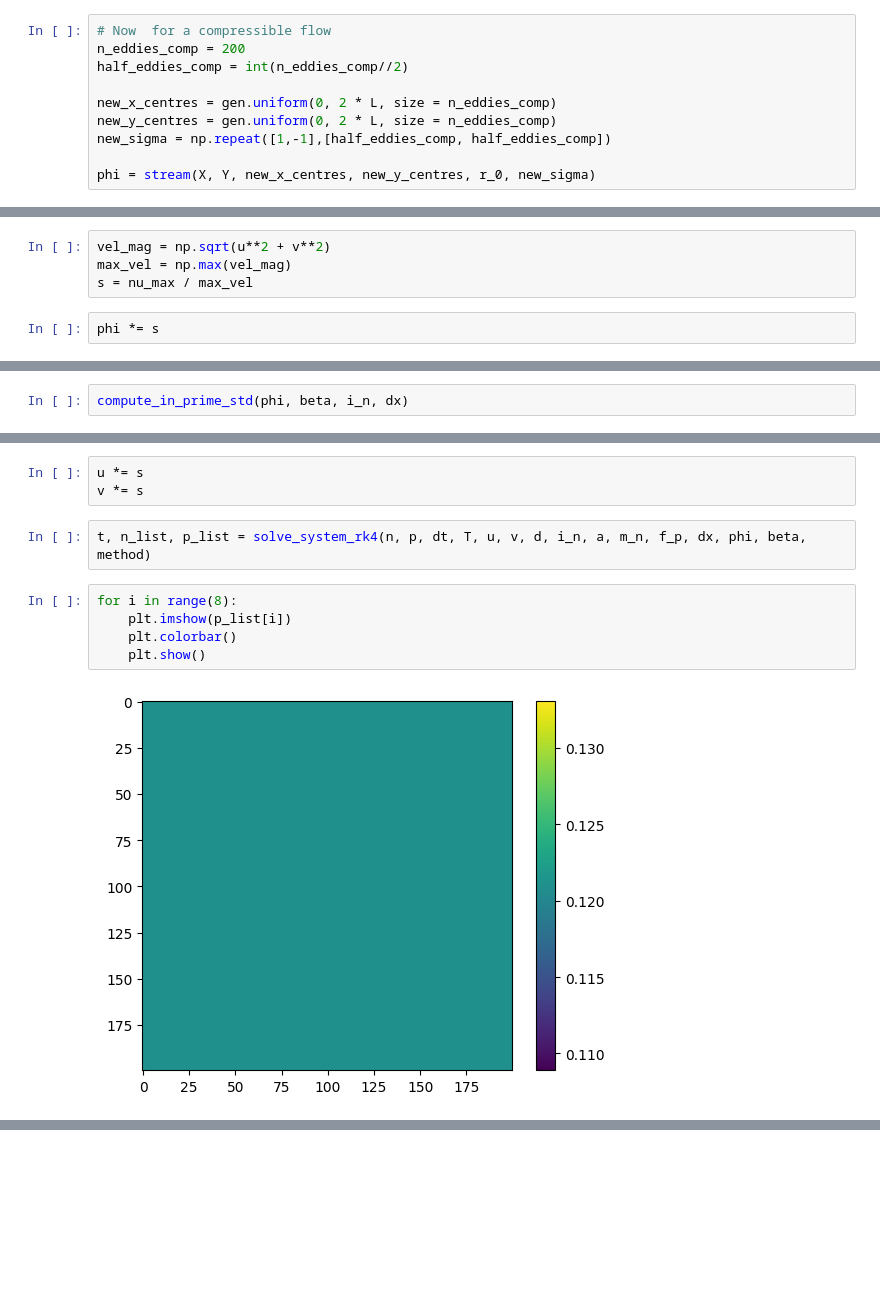
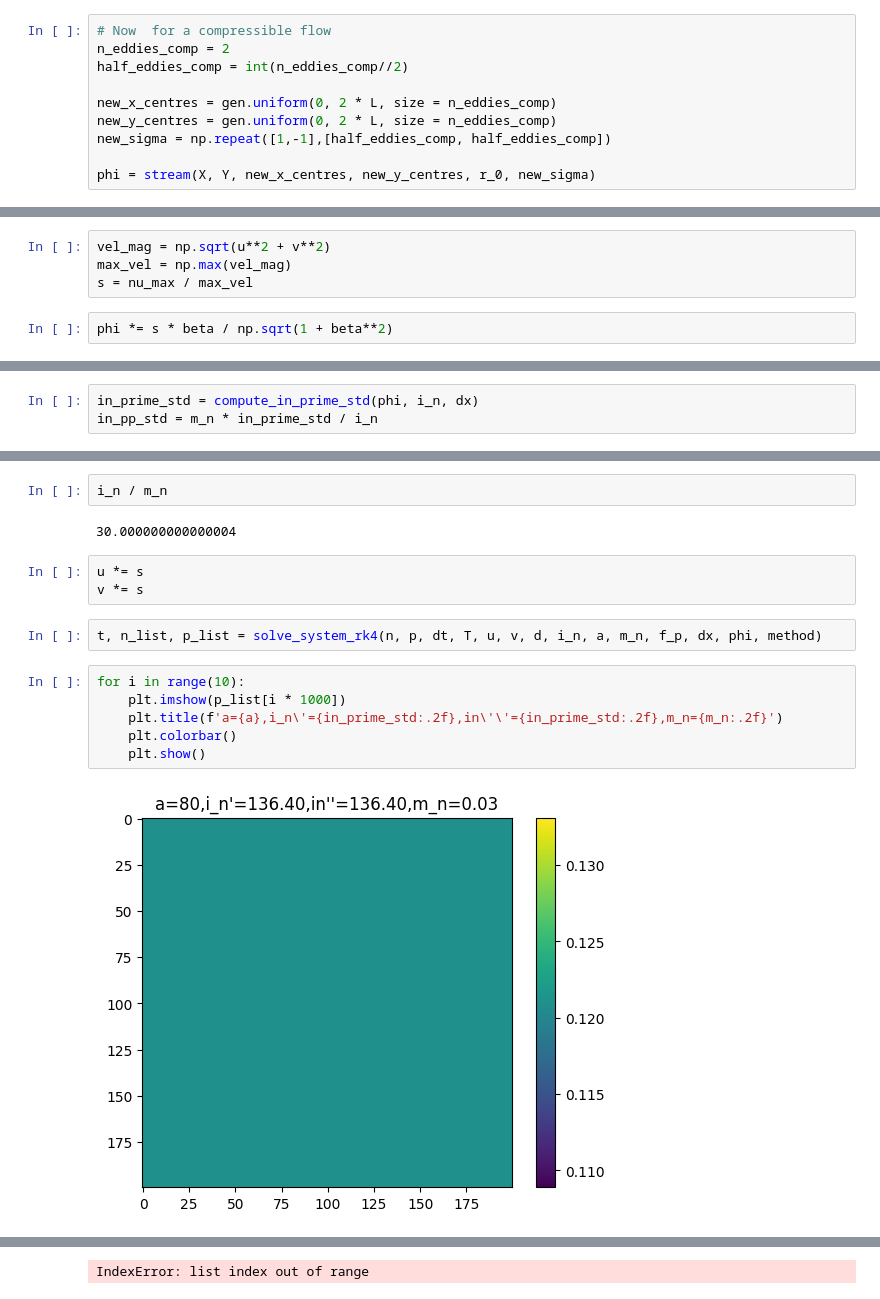
Before and after one commit to AlonsoFernandezVM/Pattern-formation-in-a-phytoplankton-population-based-on-stochastic-models-of-the-ocean-turbulence, a Jupyter notebook: notebooks/non_constant_nutrient_influx.ipynb, the cells around one changed output, grey strips where cells are left out. Drawn from its saved outputs; the diff is of its cells as text; blank space fills up the shorter version.

Commit message:
Functional non constant nutrient flux, in_prime consistency pending

```diff
--- a/notebooks/non_constant_nutrient_influx.ipynb
+++ b/notebooks/non_constant_nutrient_influx.ipynb
@@ -225,6 +315,6 @@ n, p = n_0 * np.ones_like(psi), p_0 * np.ones_like(psi)
 # %%
 # Now  for a compressible flow
-n_eddies_comp = 200
+n_eddies_comp = 2
 half_eddies_comp = int(n_eddies_comp//2)
 
 new_x_centres = gen.uniform(0, 2 * L, size = n_eddies_comp)
@@ -257,5 +347,5 @@ vel_mag = np.sqrt(u**2 + v**2)
 max_vel = np.max(vel_mag)
 s = nu_max / max_vel
 # %%
-phi *= s
+phi *= s * beta / np.sqrt(1 + beta**2)
 # %%
@@ -273,2 +362,3 @@ plt.show
 # %%
-compute_in_prime_std(phi, beta, i_n, dx)
+in_prime_std = compute_in_prime_std(phi, i_n, dx)
+in_pp_std = m_n * in_prime_std / i_n
@@ -281,12 +386,17 @@ np.float64(27.23239878954813)
+# %%
+i_n / m_n
+# %% [output]
+30.000000000000004
 # %%
 u *= s
 v *= s
 # %%
-t, n_list, p_list = solve_system_rk4(n, p, dt, T, u, v, d, i_n, a, m_n, f_p, dx, phi, beta, method)
+t, n_list, p_list = solve_system_rk4(n, p, dt, T, u, v, d, i_n, a, m_n, f_p, dx, phi, method)
 # %%
-for i in range(8):
-    plt.imshow(p_list[i])
+for i in range(10):
+    plt.imshow(p_list[i * 1000])
+    plt.title(f'a={a},i_n\'={in_prime_std:.2f},in\'\'={in_prime_std:.2f},m_n={m_n:.2f}')
     plt.colorbar()
     plt.show()
 # %% [output]
-[figure, old version]
+[figure, new version]
@@ -299,0 +411 @@ for i in range(8):
+IndexError: list index out of range
```
Also changed, not shown: parts of 19 cells of this notebook.
